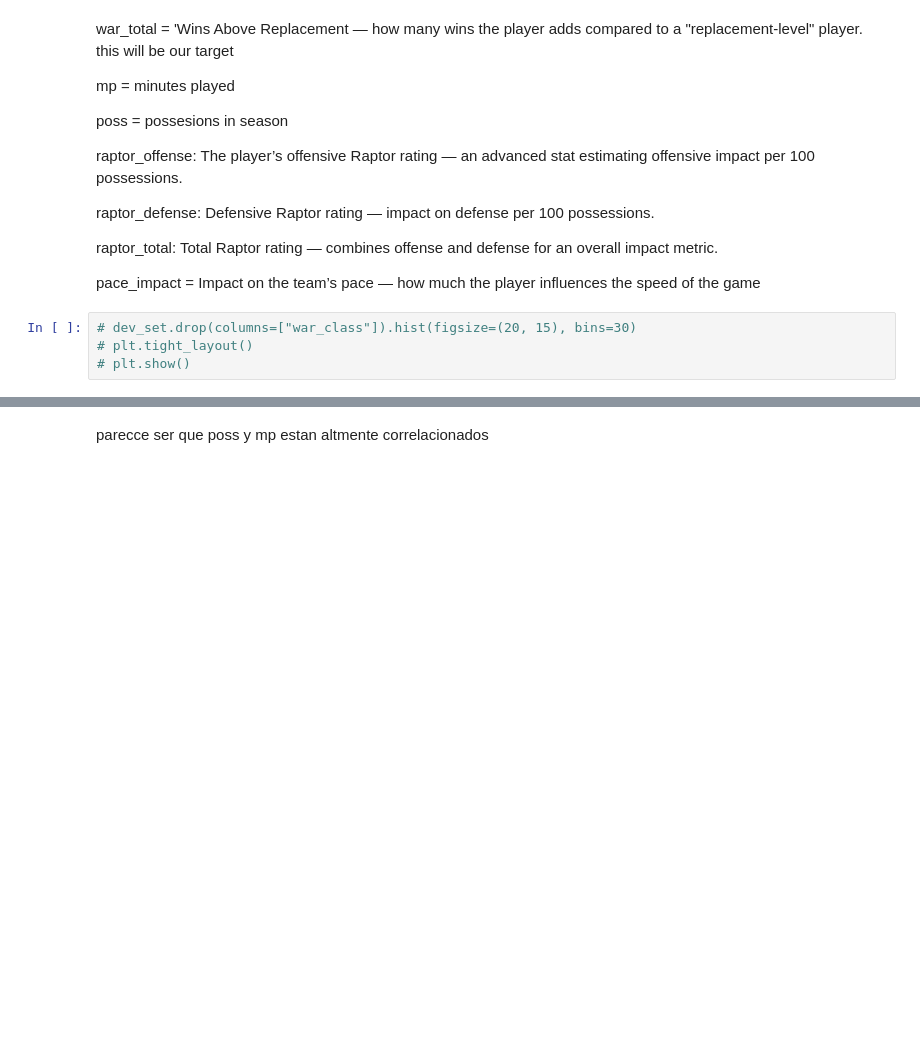
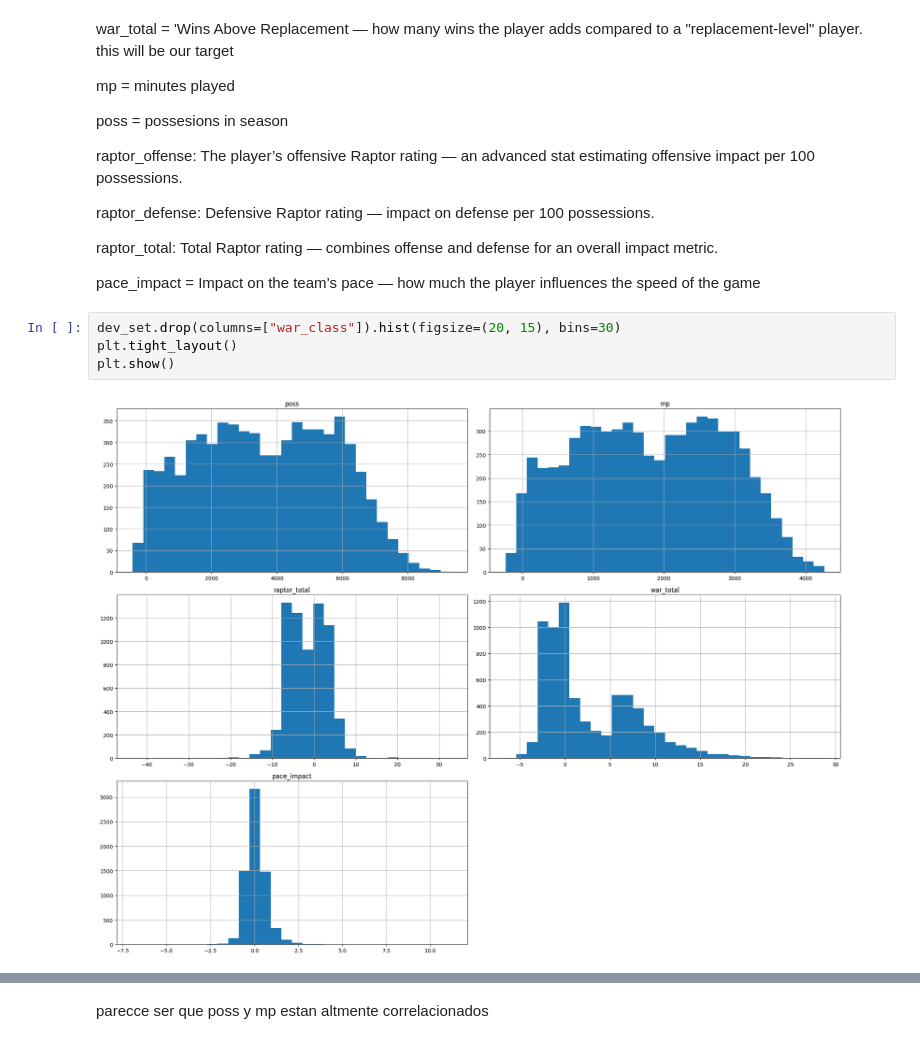
Before and after one commit to elianaostro/ML, a Jupyter notebook: Ostrovsky_Eliana_TP2/notebooks/Ostrovsky_Eliana_Notebook_TP2_p2.ipynb, the cells around one changed output, grey strips where cells are left out. Drawn from its saved outputs; the diff is of its cells as text; blank space fills up the shorter version.

```diff
--- a/Ostrovsky_Eliana_TP2/notebooks/Ostrovsky_Eliana_Notebook_TP2_p2.ipynb
+++ b/Ostrovsky_Eliana_TP2/notebooks/Ostrovsky_Eliana_Notebook_TP2_p2.ipynb
@@ -48,7 +88,9 @@ def show_basic_info(dev_set, name):
 
  pace_impact = Impact on the team’s pace — how much the player influences the speed of the game
 # %%
-# dev_set.drop(columns=["war_class"]).hist(figsize=(20, 15), bins=30)
-# plt.tight_layout()
-# plt.show()
+dev_set.drop(columns=["war_class"]).hist(figsize=(20, 15), bins=30)
+plt.tight_layout()
+plt.show()
+# %% [output]
+[figure, added]
 # %%
```
Also changed, not shown: parts of 24 cells of this notebook, 21 other files.
